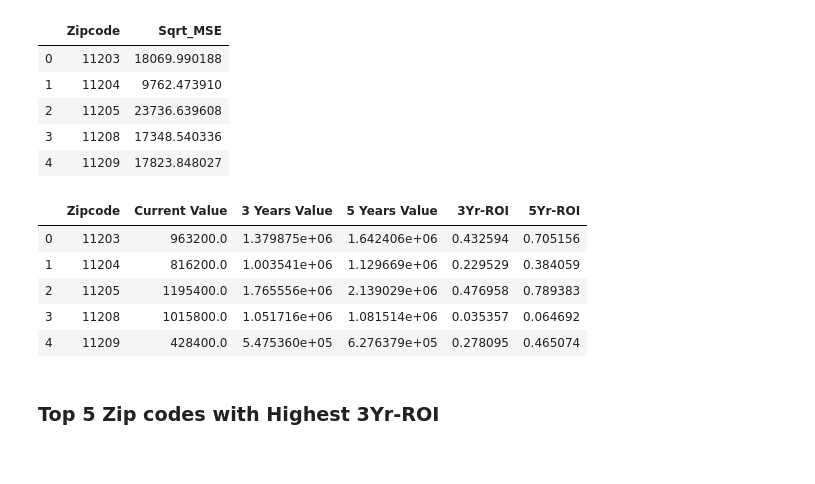
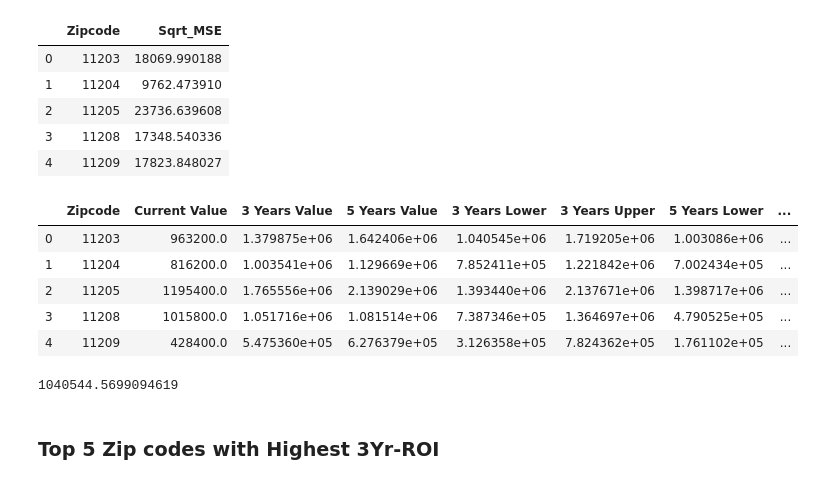
Before and after one commit to bonniema/House-Price-Prediction-with-Time-Series, a Jupyter notebook: mod_4_starter_notebook.ipynb, the cells around one changed output. Saved outputs shown, nothing was run; the diff lists cells and outputs as text; code cells hidden in the pictures.

```diff
--- a/mod_4_starter_notebook.ipynb
+++ b/mod_4_starter_notebook.ipynb
@@ -620,37 +620,58 @@ summary_table.head()
 # %%
 #Final Model
 forecast_table = pd.DataFrame()
 current = []
 forecast_3Yr = []
 forecast_5Yr =[]
-
+conf_3Yr_L=[]
+conf_3Yr_U=[]
+conf_5Yr_L=[]
+conf_5Yr_U=[]
 for zipcode, output, df in zip(Zipcode, models, zip_dfs):
     pred_3 = output.get_forecast(steps = 36)
     pred_conf_3 = pred_3.conf_int()
     forecast_3 = pred_3.predicted_mean.to_numpy()[-1]
+
     pred_5 = output.get_forecast(steps = 60)
     pred_conf_5 = pred_5.conf_int()
     forecast_5 = pred_5.predicted_mean.to_numpy()[-1]
     current.append(df['2018-04']['MeanValue'][0])
+
     forecast_3Yr.append(forecast_3)
+    conf_3Yr_L.append(pred_conf_3.iloc[:, 0][-1])
+    conf_3Yr_U.append(pred_conf_3.iloc[:, 1][-1])
     forecast_5Yr.append(forecast_5)
+    conf_5Yr_L.append(pred_conf_5.iloc[:, 0][-1])
+    conf_5Yr_U.append(pred_conf_5.iloc[:, 1][-1])
 
 forecast_table['Zipcode'] = Zipcode
 forecast_table['Current Value'] = current
 forecast_table['3 Years Value'] = forecast_3Yr
 forecast_table['5 Years Value'] = forecast_5Yr
+forecast_table['3 Years Lower'] = conf_3Yr_L
+forecast_table['3 Years Upper'] = conf_3Yr_U
+forecast_table['5 Years Lower'] = conf_5Yr_L
+forecast_table['5 Years Upper'] = conf_5Yr_U
 
 forecast_table['3Yr-ROI']=(forecast_table['3 Years Value'] - forecast_table['Current Value'])/forecast_table['Current Value']
 forecast_table['5Yr-ROI']=(forecast_table['5 Years Value'] - forecast_table['Current Value'])/forecast_table['Current Value']
+forecast_table['3Yr-ROI-Lower']=(forecast_table['3 Years Lower'] - forecast_table['Current Value'])/forecast_table['Current Value']
+forecast_table['3Yr-ROI-Upper']=(forecast_table['3 Years Upper'] - forecast_table['Current Value'])/forecast_table['Current Value']
+forecast_table['5Yr-ROI-Lower']=(forecast_table['5 Years Lower'] - forecast_table['Current Value'])/forecast_table['Current Value']
+forecast_table['5Yr-ROI-Upper']=(forecast_table['5 Years Upper'] - forecast_table['Current Value'])/forecast_table['Current Value']
 
 forecast_table.head()
 # %% [output]
-|  | Zipcode | Current Value | 3 Years Value | 5 Years Value | 3Yr-ROI | 5Yr-ROI |
-| 0 | 11203 | 963200.0 | 1.379875e+06 | 1.642406e+06 | 0.432594 | 0.705156 |
-| 1 | 11204 | 816200.0 | 1.003541e+06 | 1.129669e+06 | 0.229529 | 0.384059 |
-| 2 | 11205 | 1195400.0 | 1.765556e+06 | 2.139029e+06 | 0.476958 | 0.789383 |
-| 3 | 11208 | 1015800.0 | 1.051716e+06 | 1.081514e+06 | 0.035357 | 0.064692 |
-| 4 | 11209 | 428400.0 | 5.475360e+05 | 6.276379e+05 | 0.278095 | 0.465074 |
+|  | Zipcode | Current Value | 3 Years Value | 5 Years Value | 3 Years Lower | 3 Years Upper | 5 Years Lower | ... |
+| 0 | 11203 | 963200.0 | 1.379875e+06 | 1.642406e+06 | 1.040545e+06 | 1.719205e+06 | 1.003086e+06 | ... |
+| 1 | 11204 | 816200.0 | 1.003541e+06 | 1.129669e+06 | 7.852411e+05 | 1.221842e+06 | 7.002434e+05 | ... |
+| 2 | 11205 | 1195400.0 | 1.765556e+06 | 2.139029e+06 | 1.393440e+06 | 2.137671e+06 | 1.398717e+06 | ... |
+| 3 | 11208 | 1015800.0 | 1.051716e+06 | 1.081514e+06 | 7.387346e+05 | 1.364697e+06 | 4.790525e+05 | ... |
+| 4 | 11209 | 428400.0 | 5.475360e+05 | 6.276379e+05 | 3.126358e+05 | 7.824362e+05 | 1.761102e+05 | ... |
+# %%
+forecast_table['3 Years Value Lower Limit'][0]
+# %% [output]
+1040544.5699094619
 # %% [markdown]
 ### Top 5 Zip codes with Highest 3Yr-ROI
 # %%
```
Also changed, not shown: parts of 3 cells of this notebook.
